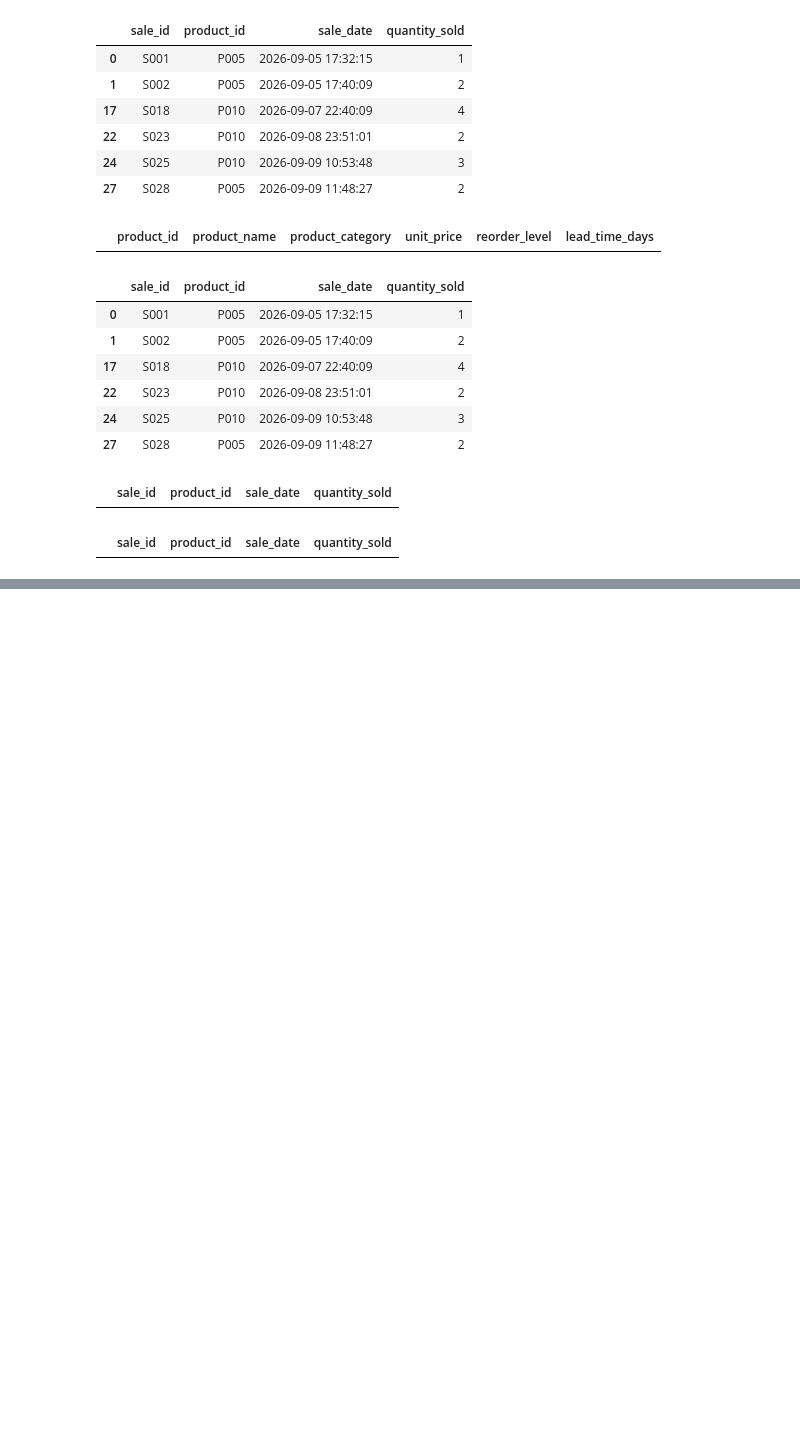
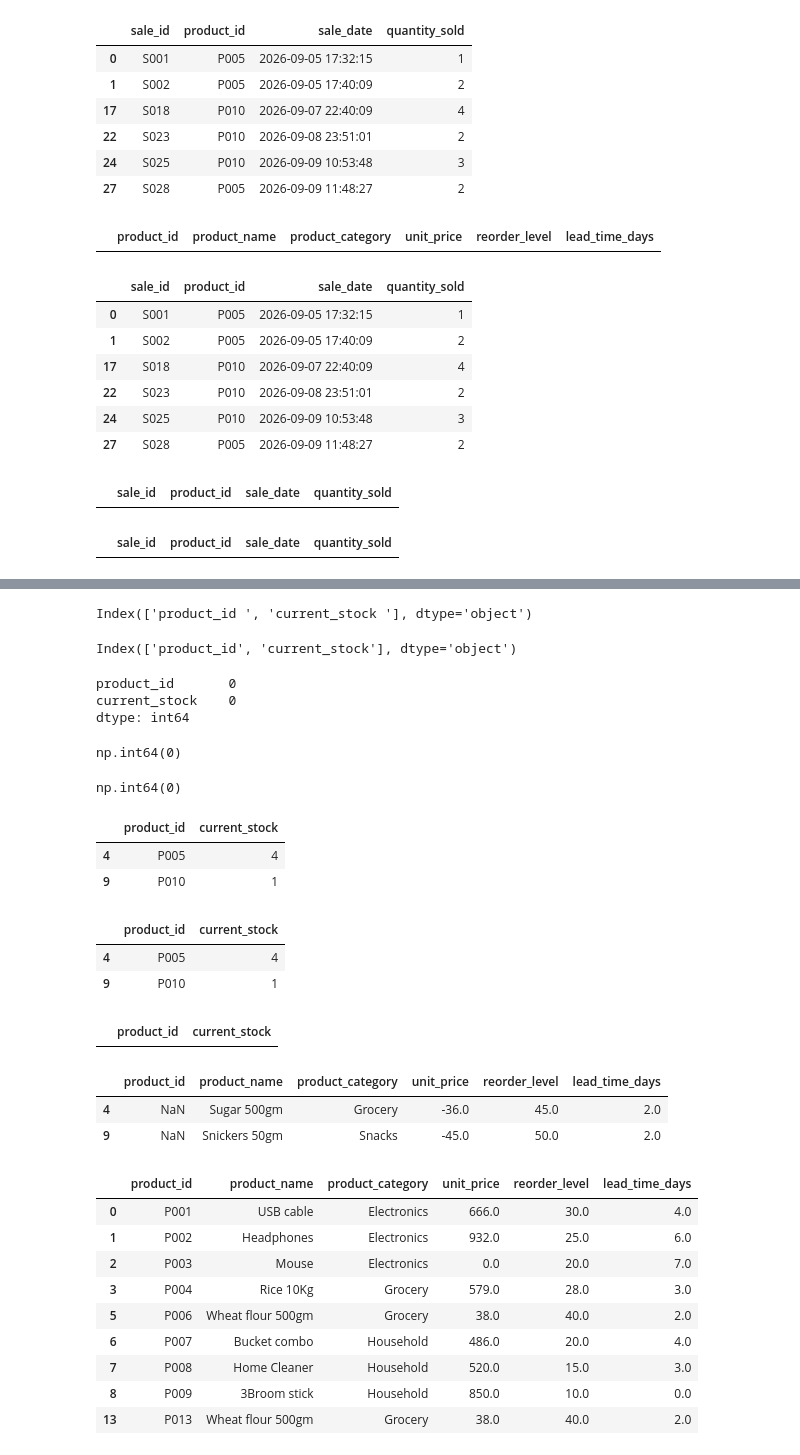
Before and after one commit to vikash122005/smart-inventory-management, a Jupyter notebook: src/Untitled.ipynb, the cells around one changed output, grey strips where cells are left out. Drawn from its saved outputs; the diff is of its cells as text; code cells hidden in the pictures; blank space fills up the shorter version.

Commit message:
Data cleaning for Products,Sales and Inventory

```diff
--- a/src/Untitled.ipynb
+++ b/src/Untitled.ipynb
@@ -254,0 +268,4 @@ bad_sales[bad_sales["quantity_sold"] <= 0]
+# %%
+bad_inventorys.columns
+# %% [output]
+Index(['product_id ', 'current_stock '], dtype='object')
@@ -254,0 +274,24 @@ bad_sales[bad_sales["quantity_sold"] <= 0]
+# %%
+bad_inventorys.columns
+# %% [output]
+Index(['product_id', 'current_stock'], dtype='object')
+# %%
+bad_inventorys.isnull().sum()
+# %% [output]
+product_id       0
+current_stock    0
+dtype: int64
+# %%
+bad_inventorys.duplicated().sum()
+# %% [output]
+np.int64(0)
+# %%
+bad_inventorys["product_id"].duplicated().sum()
+# %% [output]
+np.int64(0)
+# %%
+bad_inventorys[~bad_inventorys["product_id"].isin(bad_products["product_id"])]
+# %% [output]
+|  | product_id | current_stock |
+| 4 | P005 | 4 |
+| 9 | P010 | 1 |
@@ -254,0 +300,36 @@ bad_sales[bad_sales["quantity_sold"] <= 0]
+# %%
+invalid_inventory
+# %% [output]
+|  | product_id | current_stock |
+| 4 | P005 | 4 |
+| 9 | P010 | 1 |
+# %%
+bad_inventorys[bad_inventorys["current_stock"]<0 ]
+# %% [output]
+|  | product_id | current_stock |
+# %%
+invalid_products = bad_products[
+    bad_products["product_id"].isna() |
+    (bad_products["unit_price"] < 0)
+]
+# %%
+clean_products = bad_products.drop(invalid_products.index)
+# %%
+invalid_products
+# %% [output]
+|  | product_id | product_name | product_category | unit_price | reorder_level | lead_time_days |
+| 4 | NaN | Sugar 500gm | Grocery | -36.0 | 45.0 | 2.0 |
+| 9 | NaN | Snickers 50gm | Snacks | -45.0 | 50.0 | 2.0 |
+# %%
+clean_products
+# %% [output]
+|  | product_id | product_name | product_category | unit_price | reorder_level | lead_time_days |
+| 0 | P001 | USB cable | Electronics | 666.0 | 30.0 | 4.0 |
+| 1 | P002 | Headphones | Electronics | 932.0 | 25.0 | 6.0 |
+| 2 | P003 | Mouse | Electronics | 0.0 | 20.0 | 7.0 |
+| 3 | P004 | Rice 10Kg | Grocery | 579.0 | 28.0 | 3.0 |
+| 5 | P006 | Wheat flour 500gm | Grocery | 38.0 | 40.0 | 2.0 |
+| 6 | P007 | Bucket combo | Household | 486.0 | 20.0 | 4.0 |
+| 7 | P008 | Home Cleaner | Household | 520.0 | 15.0 | 3.0 |
+| 8 | P009 | 3Broom stick | Household | 850.0 | 10.0 | 0.0 |
+| 13 | P013 | Wheat flour 500gm | Grocery | 38.0 | 40.0 | 2.0 |
```
Also changed, not shown: parts of 15 cells of this notebook.
